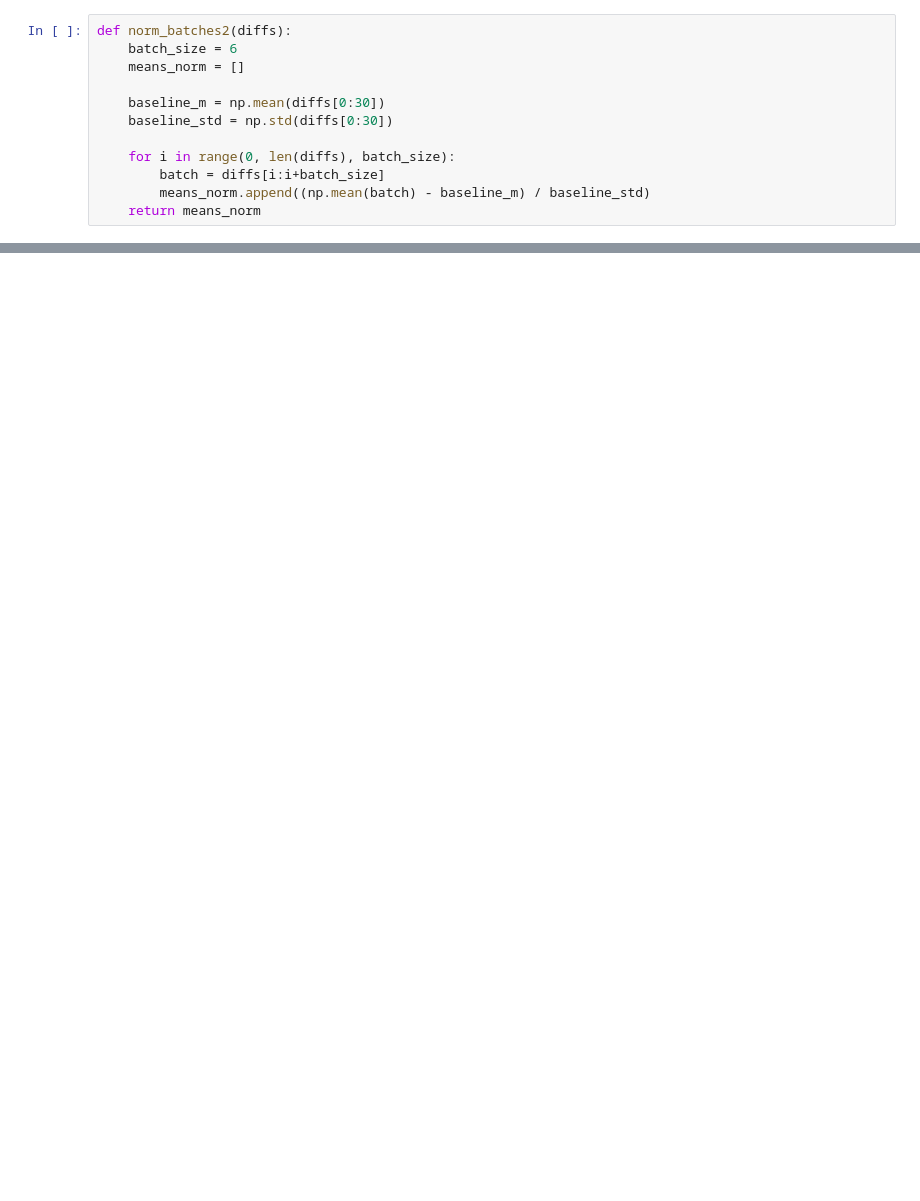
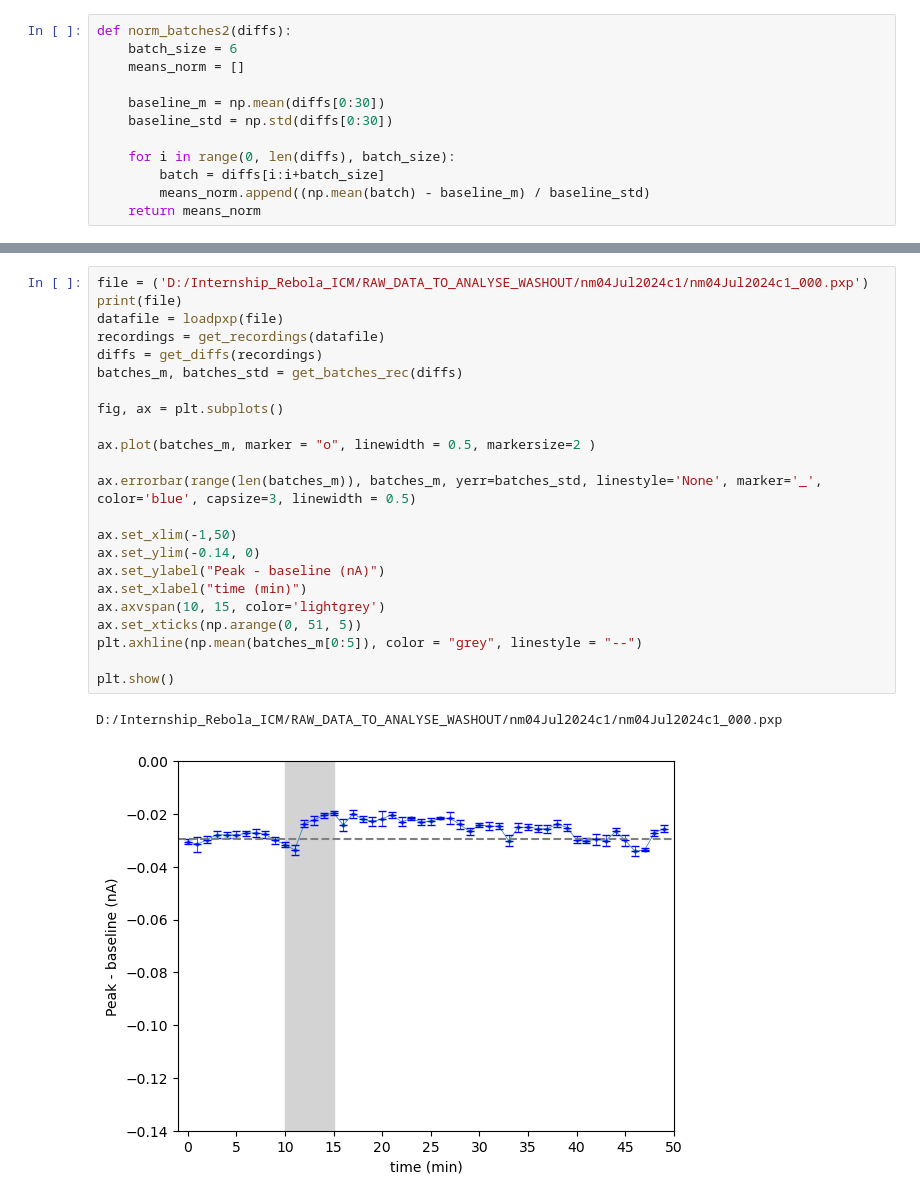
Before and after one commit to LauraGonzalez2000/Intracellular_recording, a Jupyter notebook: src/washout_experiment.ipynb, the cells around one changed output, grey strips where cells are left out. Drawn from its saved outputs; the diff is of its cells as text; blank space fills up the shorter version.

Commit message:
washout experiment plots work

```diff
--- a/src/washout_experiment.ipynb
+++ b/src/washout_experiment.ipynb
@@ -259,0 +154,26 @@ def norm_batches2(diffs):
+# %%
+file = ('D:/Internship_Rebola_ICM/RAW_DATA_TO_ANALYSE_WASHOUT/nm04Jul2024c1/nm04Jul2024c1_000.pxp')
+print(file)
+datafile = loadpxp(file)
+recordings = get_recordings(datafile)
+diffs = get_diffs(recordings)
+batches_m, batches_std = get_batches_rec(diffs)
+
+fig, ax = plt.subplots()
+
+ax.plot(batches_m, marker = "o", linewidth = 0.5, markersize=2 )
+
+ax.errorbar(range(len(batches_m)), batches_m, yerr=batches_std, linestyle='None', marker='_', color='blue', capsize=3, linewidth = 0.5)
+
+ax.set_xlim(-1,50)
+ax.set_ylim(-0.14, 0)
+ax.set_ylabel("Peak - baseline (nA)")
+ax.set_xlabel("time (min)")
+ax.axvspan(10, 15, color='lightgrey')
+ax.set_xticks(np.arange(0, 51, 5))
+plt.axhline(np.mean(batches_m[0:5]), color = "grey", linestyle = "--")
+
+plt.show()
+# %% [output]
+D:/Internship_Rebola_ICM/RAW_DATA_TO_ANALYSE_WASHOUT/nm04Jul2024c1/nm04Jul2024c1_000.pxp
+[figure, added]
```
Also changed, not shown: parts of 23 cells of this notebook, 4 other files.
